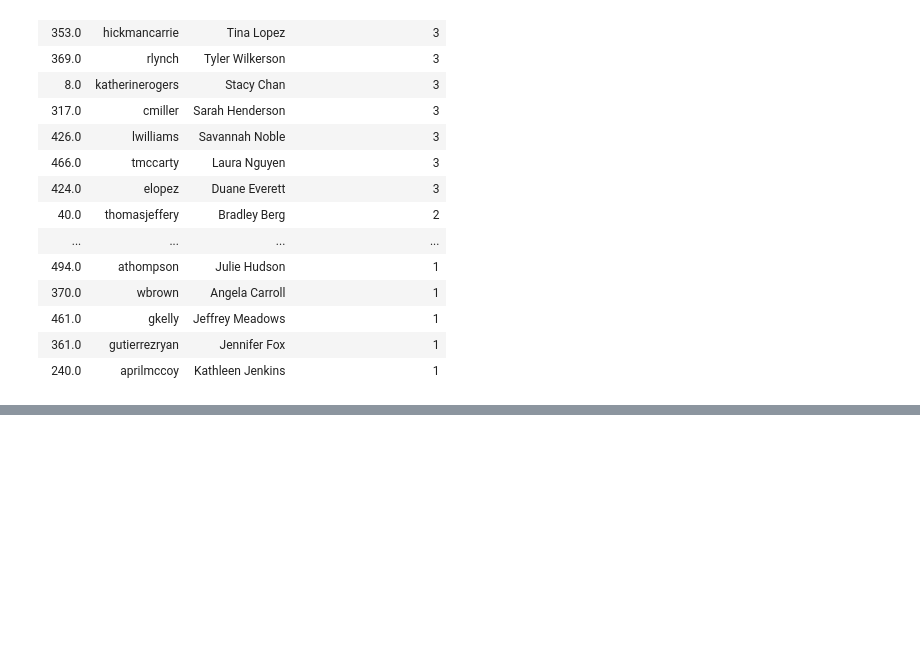
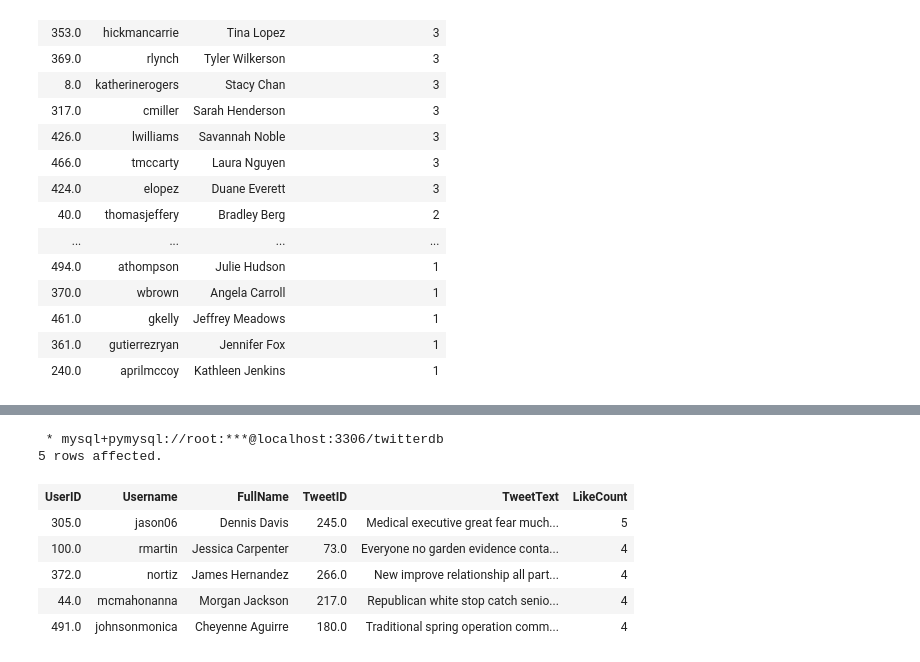
Before and after one commit to Ronald116/Data-Analysis-Projects, a Jupyter notebook: SQL/twitter_project/solution_analysis.ipynb, the cells around one changed output, grey strips where cells are left out. Saved outputs shown, nothing was run; the diff lists cells and outputs as text; code cells hidden in the pictures; blank space fills up the shorter version.

```diff
--- a/SQL/twitter_project/solution_analysis.ipynb
+++ b/SQL/twitter_project/solution_analysis.ipynb
@@ -137,0 +144,26 @@ ORDER BY
+# %%
+%%sql
+
+SELECT
+    u.UserID, u.Username, u.FullName,
+    t.TweetID, t.TweetText,
+    COUNT(l.LikeID) AS LikeCount
+FROM users u
+INNER JOIN tweets t
+ON u.UserID = t.UserID
+INNER JOIN likes l
+ON t.TweetID = l.TweetID
+GROUP BY
+    u.UserID, t.TweetID
+ORDER BY
+    LikeCount DESC
+LIMIT 5;
+# %% [output]
+ * mysql+pymysql://root:***@localhost:3306/twitterdb
+5 rows affected.
+| UserID | Username | FullName | TweetID | TweetText | LikeCount |
+| 305.0 | jason06 | Dennis Davis | 245.0 | Medical executive great fear much... | 5 |
+| 100.0 | rmartin | Jessica Carpenter | 73.0 | Everyone no garden evidence conta... | 4 |
+| 372.0 | nortiz | James Hernandez | 266.0 | New improve relationship all part... | 4 |
+| 44.0 | mcmahonanna | Morgan Jackson | 217.0 | Republican white stop catch senio... | 4 |
+| 491.0 | johnsonmonica | Cheyenne Aguirre | 180.0 | Traditional spring operation comm... | 4 |
```
Also changed, not shown: parts of 3 cells of this notebook.
